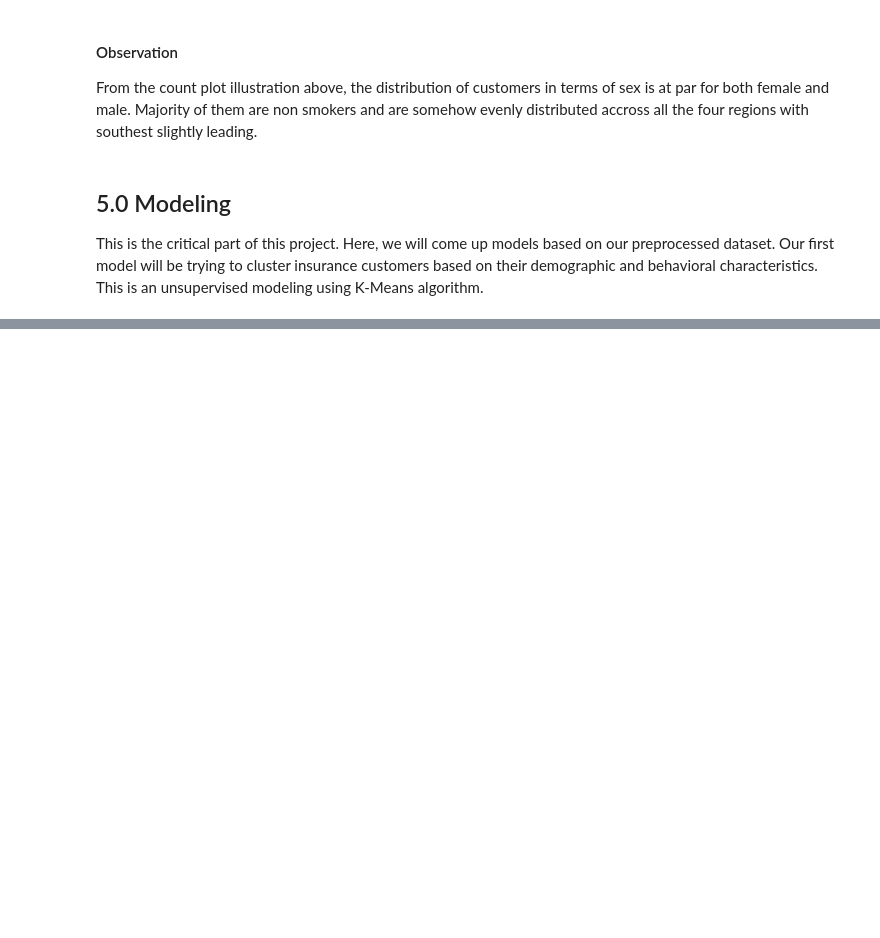
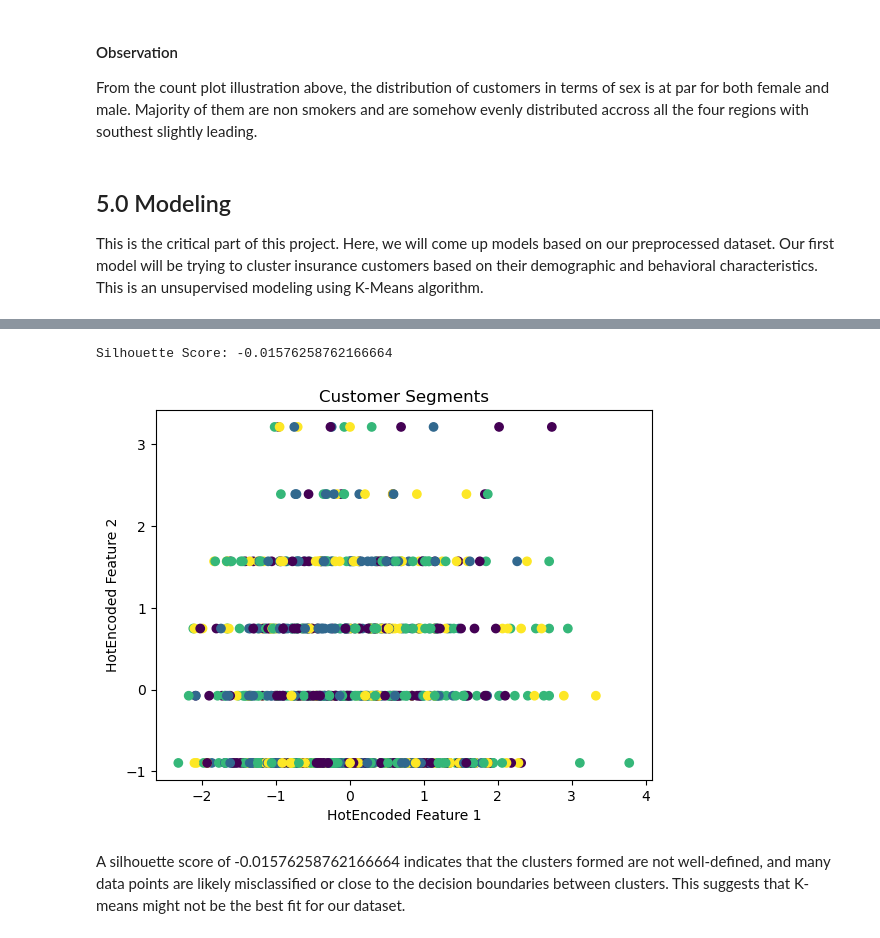
Before and after one commit to James-Kosgei/Phase-4-Project-, a Jupyter notebook: idex.ipynb, the cells around one changed output, grey strips where cells are left out. Cells and saved outputs as stored; diff of their text form; code cells hidden in the pictures; blank space fills up the shorter version.

```diff
--- a/idex.ipynb
+++ b/idex.ipynb
@@ -305,0 +336,6 @@ plt.show()
+# %%
+# add the cluster labels to the original data
+df["y_kmeans"] = pd.Series(y_kmeans, index=X_train.index)
+
+# preview data
+df.head()
@@ -305,0 +355,9 @@ plt.show()
+# %%
+# map categirical columns with numerics
+df['sex'] = df['sex'].map({'female': 0, 'male': 1})
+df['smoker'] = df['smoker'].map({'no': 0, 'yes': 1})
+df['region'] = df['region'].map({'southwest': 1, 'southeast': 2, 'northwest': 3, 'northeast': 4})
+
+# calculate means for each segments
+segment_means = df.groupby('y_kmeans').mean()
+print(segment_means)
@@ -305,0 +385,19 @@ plt.show()
+# %%
+# import silhouette libray from sklearn
+from sklearn.metrics import silhouette_score
+
+# Compute the silhouette score
+silhouette = silhouette_score(X_train_transformed, df["y_kmeans"].dropna())
+print(f'Silhouette Score: {silhouette}')
+
+# Visualizing the clusters
+plt.scatter(X_train_transformed[:, 1], X_train_transformed[:, 2], c=df["y_kmeans"].dropna(), cmap='viridis')
+plt.title('Customer Segments')
+plt.xlabel('HotEncoded Feature 1')
+plt.ylabel('HotEncoded Feature 2')
+plt.show()
+# %% [output]
+Silhouette Score: -0.01576258762166664
+[figure, added]
+# %% [markdown]
+A silhouette score of -0.01576258762166664 indicates that the clusters formed are not well-defined, and many data points are likely misclassified or close to the decision boundaries between clusters. This suggests that K-means might not be the best fit for our dataset.
```
Also changed, not shown: parts of 18 cells of this notebook.
